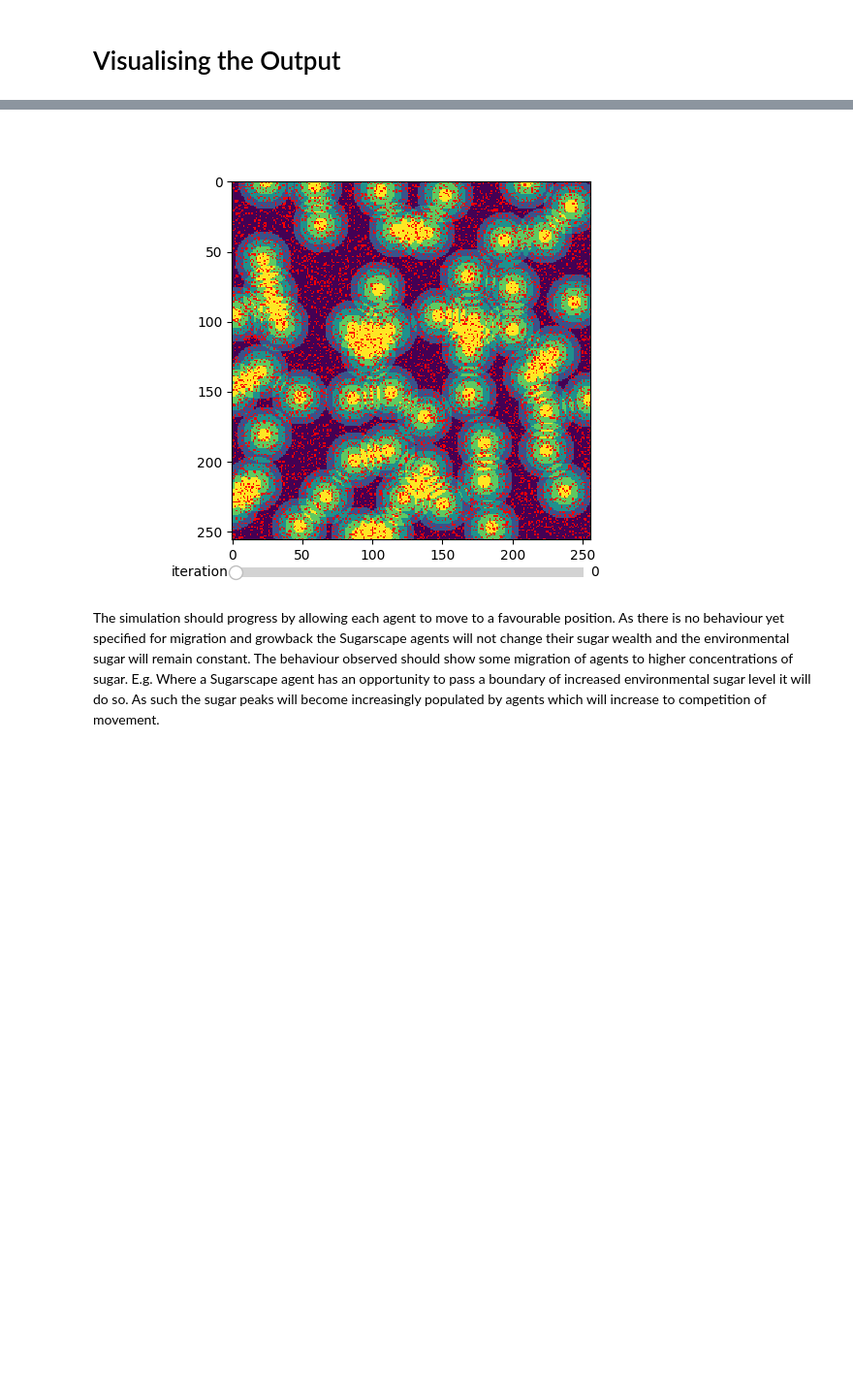
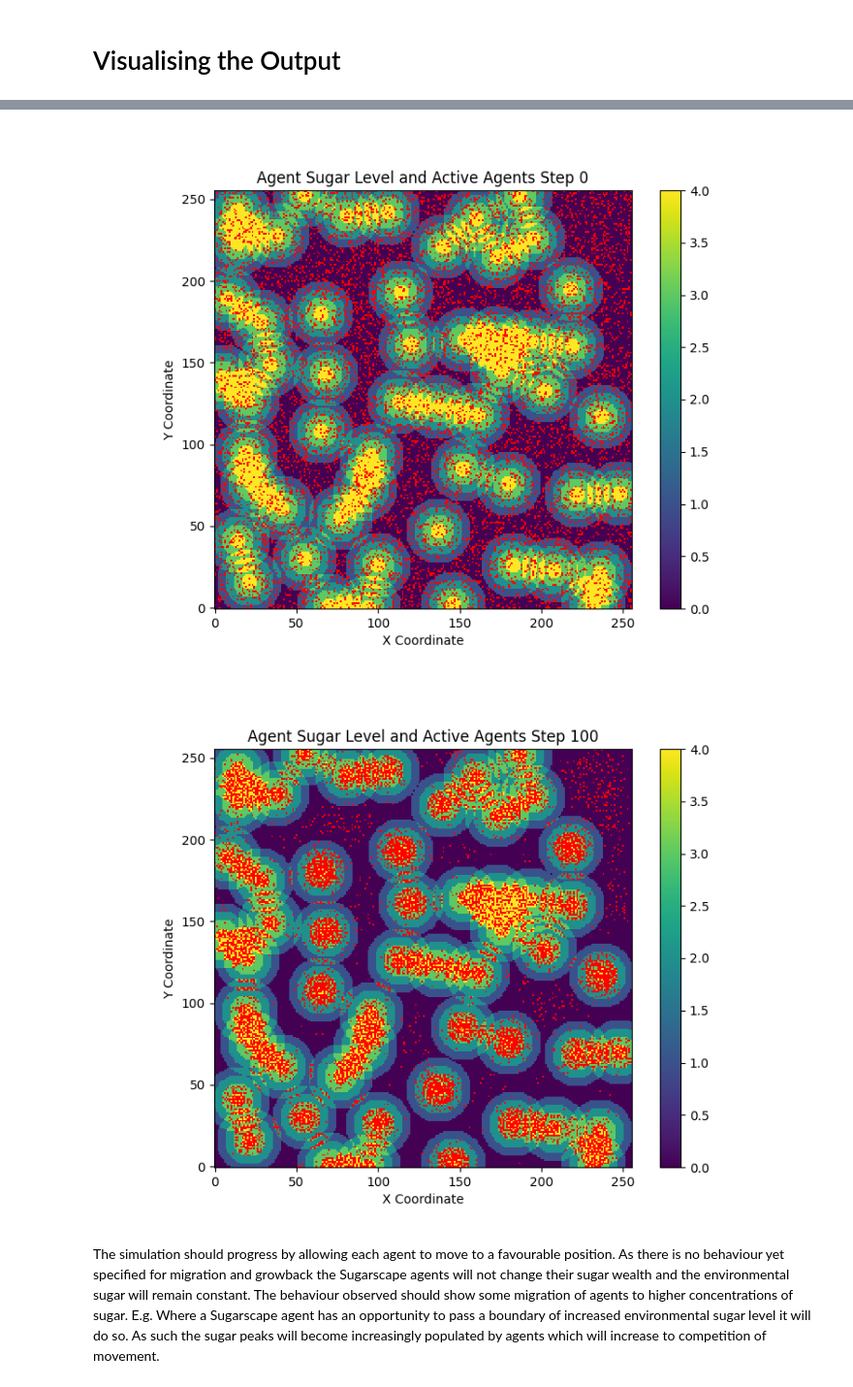
Before and after one commit to FLAMEGPU/FLAMEGPU2_python_sugarscape_tutorial, a Jupyter notebook: FLAMEGPU-Tutorial.ipynb, the cells around one changed output, grey strips where cells are left out. Shown at 97% size. Drawn from its saved outputs; the diff is of its cells as text; code cells hidden in the pictures; blank space fills up the shorter version.

Commit message:
update to visualisation

```diff
--- a/FLAMEGPU-Tutorial.ipynb
+++ b/FLAMEGPU-Tutorial.ipynb
@@ -399,18 +399,25 @@ Try changing the value of `visualisation_mode` in the cell below to see the diff
 
 *Note: There are much more efficient mechanisms for [visualisation](https://docs.flamegpu.com/guide/visualisation/index.html) of FLAME GPU simulation when working with a local GPU (i.e. a GPU on your own machine rather than in a Jupyter notebook). Additionally FLAME GPU has many options for [logging](https://docs.flamegpu.com/guide/visualisation/index.html) agent state variables using reduction operators rather than exporting the entire simulation state. Logging will perform the reductions on the GPU avoiding large data IO costs.*
 # %%
-def visualise_model(visualisation_mode = 'display'): # valid visualisation_mode inputs are 'display', 'plot', 'animate'
+def visualise_model(visualisation_mode = 'display', reload=True): # valid visualisation_mode inputs are 'display', 'plot', 'animate'
+    # reload data if reload is true
+    if reload:
+        sugarscape_visualiser.load_data(SIMULATION_STEPS)
+
+    # select which visualisation mode
     if visualisation_mode == 'plot':
         sugarscape_visualiser.plot_state(0)
         sugarscape_visualiser.plot_state(SIMULATION_STEPS)
     elif visualisation_mode == 'animate':
         sugarscape_visualiser.animate_states(SIMULATION_STEPS)
     elif visualisation_mode == 'display':
         sugarscape_visualiser.display_states(SIMULATION_STEPS)
 
-visualise_model()
+# visualise the simulation
+visualise_model(visualisation_mode = 'plot')
 # %% [output]
-[figure, old version]
+[figure, new version]
+[figure, added]
 # %% [markdown]
 The simulation should progress by allowing each agent to move to a favourable position. As there is no behaviour yet specified for migration and growback the Sugarscape agents will not change their sugar wealth and the environmental sugar will remain constant. The behaviour observed should show some migration of agents to higher concentrations of sugar. E.g. Where a Sugarscape agent has an opportunity to pass a boundary of increased environmental sugar level it will do so. As such the sugar peaks will become increasingly populated by agents which will increase to competition of movement.
 # %% [markdown]
```
Also changed, not shown: parts of 1 cell of this notebook, 1 other file.
